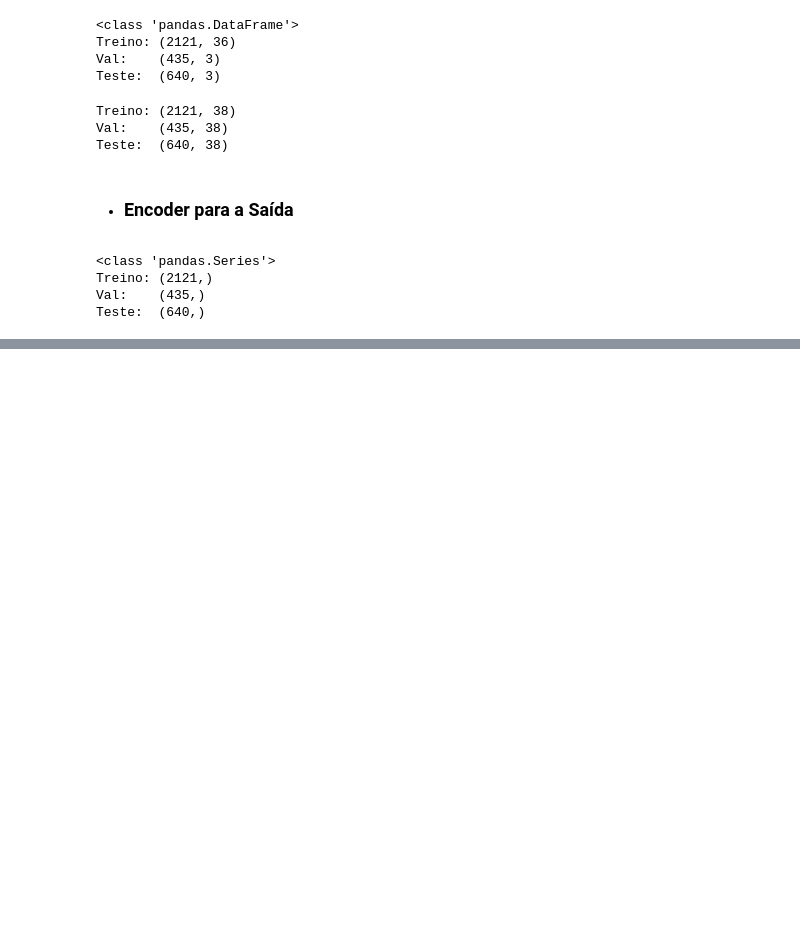
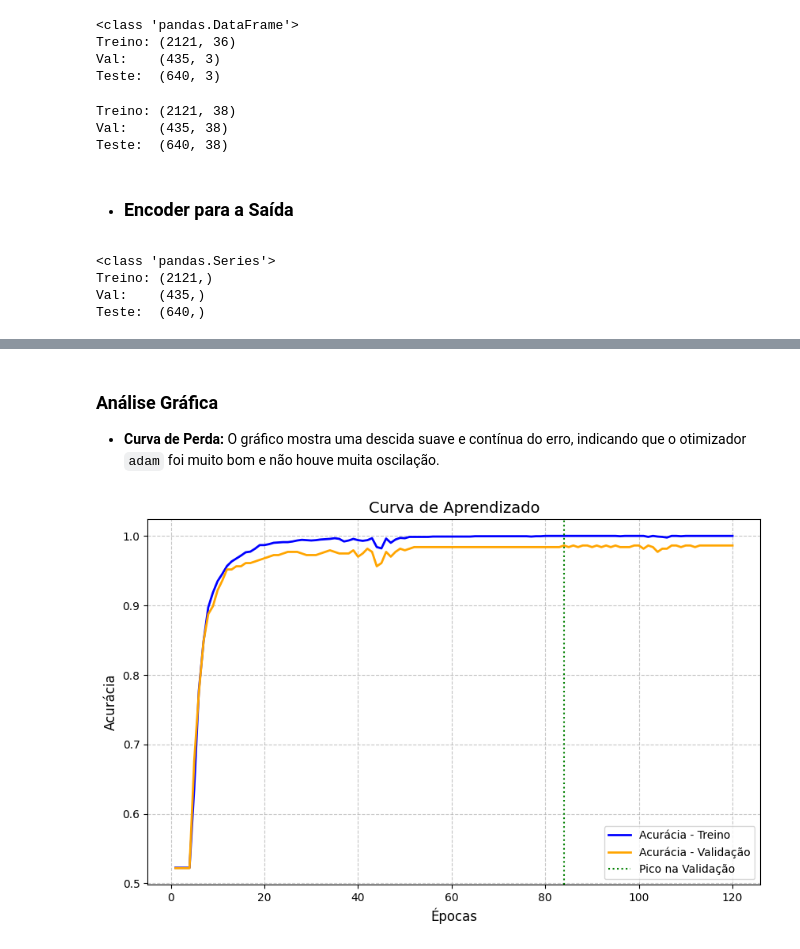
Before and after one commit to DaviMacielCavalcante/projeto-ml-basico, a Jupyter notebook: chess_JM.ipynb, the cells around one changed output, grey strips where cells are left out. Drawn from its saved outputs; the diff is of its cells as text; code cells hidden in the pictures; blank space fills up the shorter version.

```diff
--- a/chess_JM.ipynb
+++ b/chess_JM.ipynb
@@ -269,0 +301,45 @@ A partir de 40 iterações, o treino já memoriza 100%, podemos ver um leve over
+# %% [markdown]
+### Análise Gráfica
+
+* **Curva de Perda:** O gráfico mostra uma descida suave e contínua do erro, indicando que o otimizador `adam` foi muito bom e não houve muita oscilação.
+# %%
+# instanciando o modelo baseline para treinar passo a passo
+neural_step = MLPClassifier(
+    hidden_layer_sizes=((16,)*8),
+    activation="relu",
+    solver="adam",
+    random_state=69,
+    warm_start=True, # permite continuar o treino de onde parou
+    max_iter=1       # Treinamos apenas 1 época por vez para usar o partial_fit()
+)
+
+train_accs = []
+val_accs = []
+
+epochs = 120 # O modelo original convergiu em 102 épocas, então 120 é suficiente para observar
+classes = [0, 1] # Classes possíveis do nosso target (vitória ou derrota)
+
+# Fazemos um loop para o treinamento manual que nos permite avaliar cada instância e plotar o gráfico
+for epoch in range(epochs):
+    neural_step.partial_fit(X_train_concated, Y_train_encoded, classes=classes)
+
+    train_acc = accuracy_score(Y_train_encoded, neural_step.predict(X_train_concated))
+    val_acc = accuracy_score(Y_val_encoded, neural_step.predict(X_val_concated))
+
+    train_accs.append(train_acc)
+    val_accs.append(val_acc)
+
+# Gráfico
+plt.figure(figsize=(10, 6))
+plt.plot(range(1, epochs + 1), train_accs, label='Acurácia - Treino', color='blue', linewidth=2)
+plt.plot(range(1, epochs + 1), val_accs, label='Acurácia - Validação', color='orange', linewidth=2)
+
+plt.title('Curva de Aprendizado', fontsize=14)
+plt.xlabel('Épocas', fontsize=12)
+plt.ylabel('Acurácia', fontsize=12)
+plt.axvline(x=val_accs.index(max(val_accs))+1, color='green', linestyle=':', label='Pico na Validação')
+plt.legend()
+plt.grid(True, linestyle='--', alpha=0.7)
+plt.show()
+# %% [output]
+[figure, added]
```
Also changed, not shown: parts of 27 cells of this notebook.
